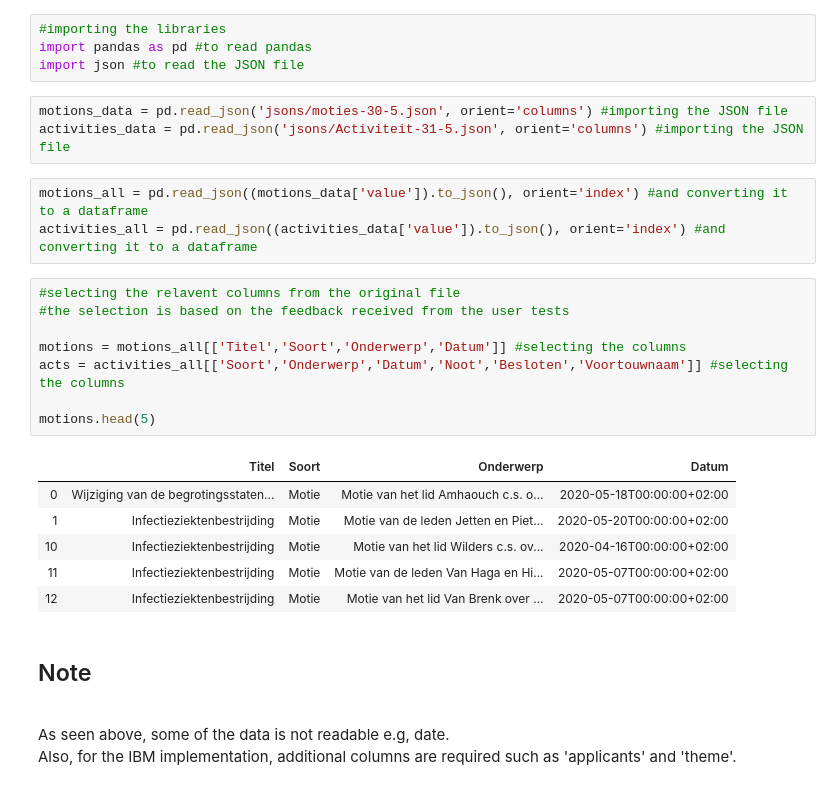
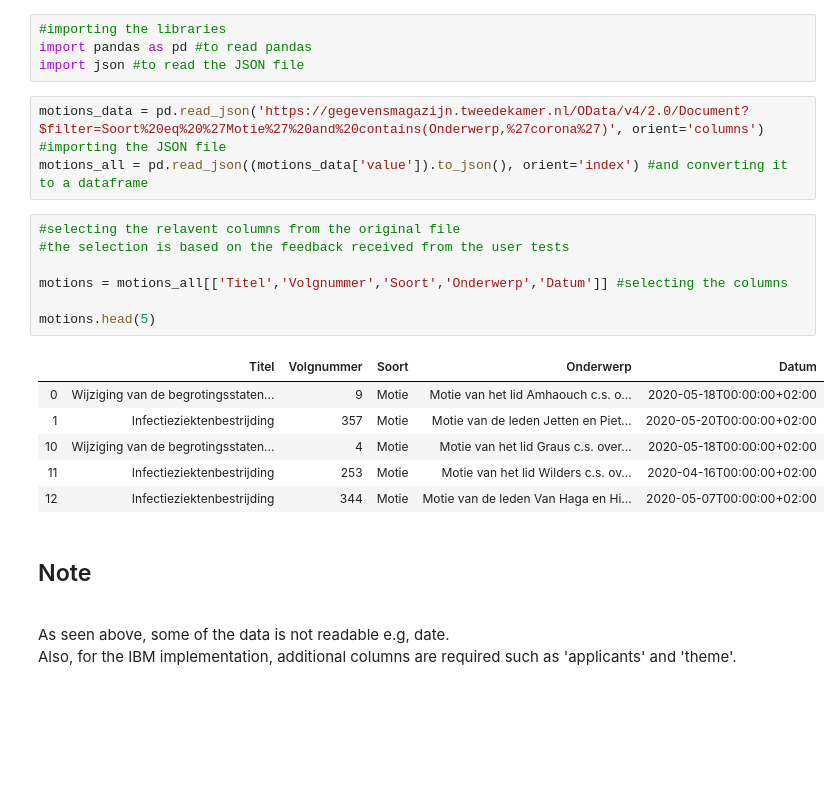
Before and after one commit to RhiedAlOthmani/2nd, a Jupyter notebook: Merging-JSON.ipynb, the cells around one changed output. Saved outputs shown, nothing was run; the diff lists cells and outputs as text; blank space fills up the shorter version.

```diff
--- a/Merging-JSON.ipynb
+++ b/Merging-JSON.ipynb
@@ -7,27 +7,23 @@ The final result is a new JSON file.
 #importing the libraries
 import pandas as pd #to read pandas
 import json #to read the JSON file
-# %%
-motions_data = pd.read_json('jsons/moties-30-5.json', orient='columns') #importing the JSON file
-activities_data = pd.read_json('jsons/Activiteit-31-5.json', orient='columns') #importing the JSON file
-# %%
-motions_all = pd.read_json((motions_data['value']).to_json(), orient='index') #and converting it to a dataframe
-activities_all = pd.read_json((activities_data['value']).to_json(), orient='index') #and converting it to a dataframe
+# %%
+motions_data = pd.read_json('https://gegevensmagazijn.tweedekamer.nl/OData/v4/2.0/Document?$filter=Soort%20eq%20%27Motie%27%20and%20contains(Onderwerp,%27corona%27)', orient='columns') #importing the JSON file
+motions_all = pd.read_json((motions_data['value']).to_json(), orient='index') #and converting it to a dataframe
 # %%
 #selecting the relavent columns from the original file
 #the selection is based on the feedback received from the user tests
 
-motions = motions_all[['Titel','Soort','Onderwerp','Datum']] #selecting the columns
-acts = activities_all[['Soort','Onderwerp','Datum','Noot','Besloten','Voortouwnaam']] #selecting the columns
+motions = motions_all[['Titel','Volgnummer','Soort','Onderwerp','Datum']] #selecting the columns
 
 motions.head(5)
 # %% [output]
-|  | Titel | Soort | Onderwerp | Datum |
-| 0 | Wijziging van de begrotingsstaten... | Motie | Motie van het lid Amhaouch c.s. o... | 2020-05-18T00:00:00+02:00 |
-| 1 | Infectieziektenbestrijding | Motie | Motie van de leden Jetten en Piet... | 2020-05-20T00:00:00+02:00 |
-| 10 | Infectieziektenbestrijding | Motie | Motie van het lid Wilders c.s. ov... | 2020-04-16T00:00:00+02:00 |
-| 11 | Infectieziektenbestrijding | Motie | Motie van de leden Van Haga en Hi... | 2020-05-07T00:00:00+02:00 |
-| 12 | Infectieziektenbestrijding | Motie | Motie van het lid Van Brenk over ... | 2020-05-07T00:00:00+02:00 |
+|  | Titel | Volgnummer | Soort | Onderwerp | Datum |
+| 0 | Wijziging van de begrotingsstaten... | 9 | Motie | Motie van het lid Amhaouch c.s. o... | 2020-05-18T00:00:00+02:00 |
+| 1 | Infectieziektenbestrijding | 357 | Motie | Motie van de leden Jetten en Piet... | 2020-05-20T00:00:00+02:00 |
+| 10 | Wijziging van de begrotingsstaten... | 4 | Motie | Motie van het lid Graus c.s. over... | 2020-05-18T00:00:00+02:00 |
+| 11 | Infectieziektenbestrijding | 253 | Motie | Motie van het lid Wilders c.s. ov... | 2020-04-16T00:00:00+02:00 |
+| 12 | Infectieziektenbestrijding | 344 | Motie | Motie van de leden Van Haga en Hi... | 2020-05-07T00:00:00+02:00 |
 # %% [markdown]
 <h2>Note</h2>
 <br>
```
Also changed, not shown: parts of 6 cells of this notebook.
